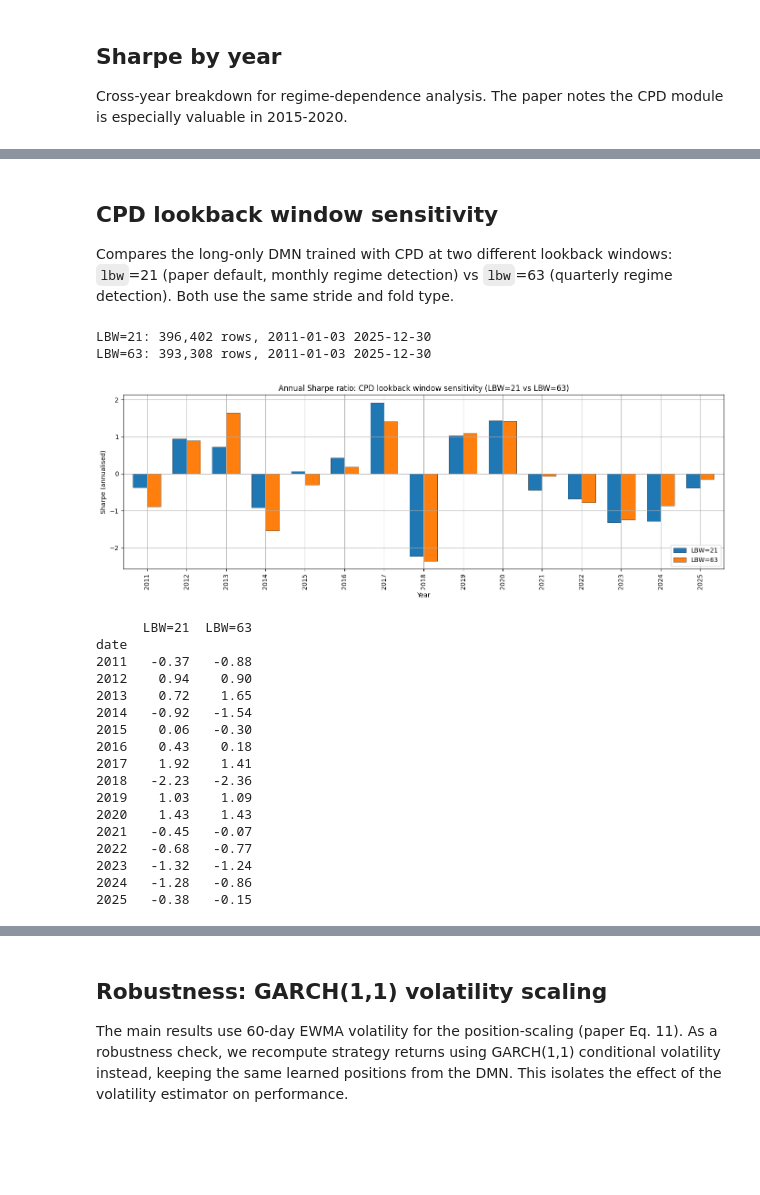
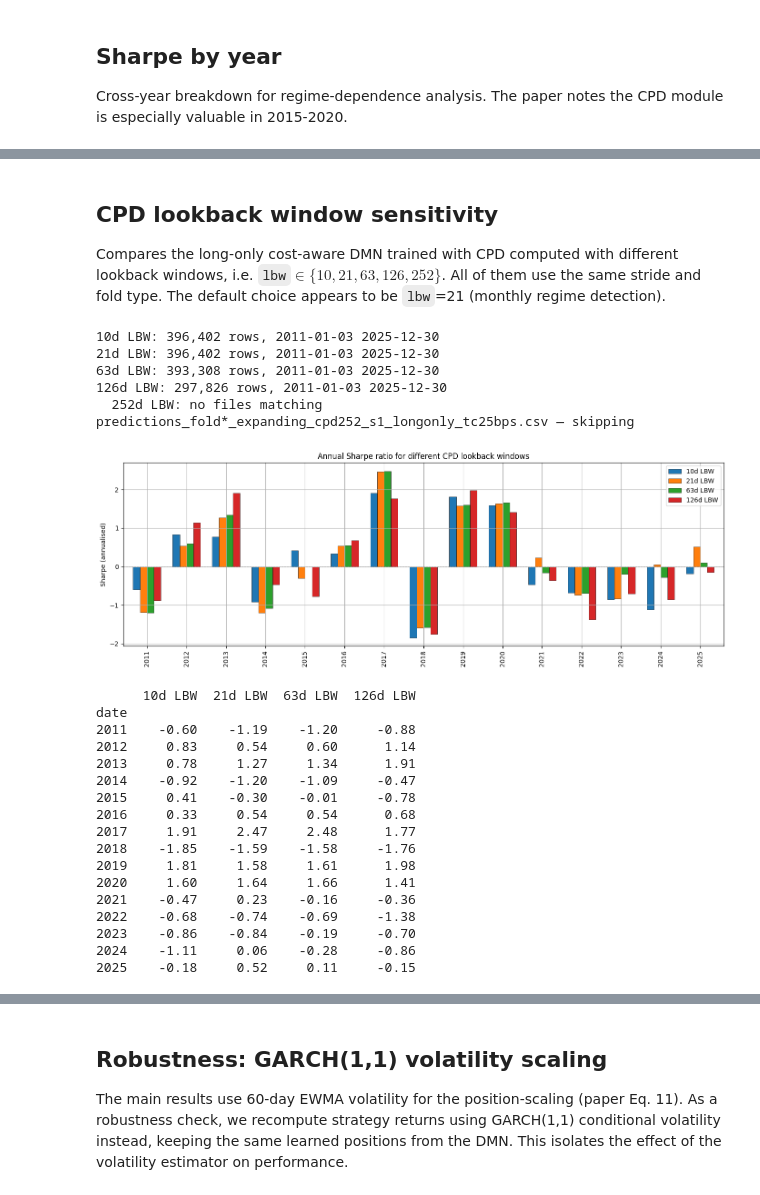
Before and after one commit to Edoardovona/STOXX600_DeepMomentumNetwork, a Jupyter notebook: notebooks/04_backtest.ipynb, the cells around one changed output, grey strips where cells are left out. Drawn from its saved outputs; the diff is of its cells as text; code cells hidden in the pictures; blank space fills up the shorter version.

Commit message:
Update Sharpe loss with quality of the trades, add lbw=10,126,252 and trade level metrics

```diff
--- a/notebooks/04_backtest.ipynb
+++ b/notebooks/04_backtest.ipynb
@@ -383,11 +525,12 @@ LABELS = {
     "dmn_baseline_net":           "DMN (LSTM only)",
     "dmn_cpd_net":                "DMN w/ CPD",
     "dmn_cpd_longonly_net":       "DMN w/ CPD long-only",
-    "dmn_cpd_longonly_tc_net":    "DMN w/ CPD long-only (cost-aware)",
-    "long_only_net":              "Long-only (EW)",
+    "dmn_cpd_longonly_tc_net":    "DMN w/ CPD long-only cost-aware",
+    "dmn_top50_weekly_net":       "DMN top-50 weekly",
+    "long_only_net":              "Long-only EW",
     "moskowitz_net":              "TSMOM (Moskowitz)",
     "macd_net":                   "MACD",
-    "sxxr":                       "SXXR (cap-weighted)",
+    "sxxr":                       "SXXR",
 }
 
 def set_xlim_to_plotted_data(ax):
@@ -421,6 +564,6 @@ def plot_equity_curves(portfolios_dict, title_suffix, labels, log=False):
     plt.tight_layout()
     plt.show()
 
-plot_equity_curves(portfolios, f"raw signal ({TRANSACTION_COST*1e4:.0f} bps cost)", LABELS, log=False)
+plot_equity_curves(portfolios, f"raw signal ({TRANSACTION_COST*1e4:.0f} bps cost)", LABELS, log=True)
 plot_equity_curves(rescaled, f"rescaled to {TARGET_VOL:.0%} vol", LABELS, log=False)
 # %% [output]
@@ -455,16 +598,16 @@ def rolling_sharpe(returns: pd.Series, window: int = 252) -> pd.Series:
     return (r.rolling(window).mean() / r.rolling(window).std()) * np.sqrt(252)
 
 fig, ax = plt.subplots(figsize=(14, 5))
-for label in ["dmn_baseline_net", "dmn_cpd_net",
-               "dmn_cpd_longonly_net", "dmn_cpd_longonly_tc_net"]:
+for label in ["dmn_baseline_net", "dmn_cpd_net", "dmn_cpd_longonly_net", "dmn_cpd_longonly_tc_net", "dmn_top50_weekly_net"]:
     if label not in portfolios:
         continue
     rs = rolling_sharpe(portfolios[label])
     ax.plot(rs.index, rs.values, lw=1.2, label=LABELS[label])
-ax.axhline(0, color="black", lw=1.5, linestyle="--")
+ax.axhline(0.5, color="black", lw=1.5, linestyle="--")
 ax.set_title("Trailing 252-day Sharpe ratio")
 ax.set_ylabel("Rolling Sharpe (1y)")
-ax.legend(loc="upper left", fontsize=9)
+ax.set_xlim(pd.to_datetime('2012-01-01'), pd.to_datetime('2025-12-31'))
+ax.legend(loc="lower left", fontsize=9)
 plt.tight_layout()
 plt.show()
 # %% [output]
@@ -604,12 +728,14 @@ Name: ticker, dtype: int64
 # %% [markdown]
 ## CPD lookback window sensitivity
 
-Compares the long-only DMN trained with CPD at two different lookback windows: `lbw`=21 (paper default, monthly regime detection) vs `lbw`=63 (quarterly regime detection). Both use the same stride and fold type.
+Compares the long-only cost-aware DMN trained with CPD computed with different lookback windows, i.e. `lbw`$\in \{10,21,63,126,252\}$. All of them use the same stride and fold type. The default choice appears to be `lbw`=21 (monthly regime detection).
 # %%
-# Load predictions for both LBW variants
 lbw_variants = {
-    "LBW=21": f"{FOLD_TYPE}_cpd21_s{CPD_STRIDE}_longonly",
-    "LBW=63": f"{FOLD_TYPE}_cpd63_s{CPD_STRIDE}_longonly",
+    "10d LBW": f"{FOLD_TYPE}_cpd10_s{CPD_STRIDE}_longonly_tc25bps",
+    "21d LBW": f"{FOLD_TYPE}_cpd21_s{CPD_STRIDE}_longonly_tc25bps",
+    "63d LBW": f"{FOLD_TYPE}_cpd63_s{CPD_STRIDE}_longonly_tc25bps",
+    "126d LBW": f"{FOLD_TYPE}_cpd126_s{CPD_STRIDE}_longonly_tc25bps",
+    "252d LBW": f"{FOLD_TYPE}_cpd252_s{CPD_STRIDE}_longonly_tc25bps",
 }
 
 lbw_predictions = {}
@@ -620,55 +746,57 @@ for label, suffix in lbw_variants.items():
         continue
     if "strat_ret_gross" not in df.columns:
         df["strat_ret_gross"] = df["strat_ret"].copy()
     lbw_predictions[label] = add_transaction_costs(
         df, position_col="position", vol_col="ex_ante_vol",
         gross_col="strat_ret_gross", net_col="strat_ret"
     )
     print(f"{label}: {len(df):,} rows, {df['date'].min().date()} {df['date'].max().date()}")
 
 if not lbw_predictions:
     raise FileNotFoundError("No LBW comparison predictions found.")
 
 # Build portfolio series (net of costs) for each LBW
 lbw_portfolios = {
     label: to_portfolio_series(df, "strat_ret")
     for label, df in lbw_predictions.items()
 }
 
 # Compute yearly Sharpe for each
 lbw_yearly_table = pd.DataFrame({
     label: yearly_sharpe(port)
     for label, port in lbw_portfolios.items()
 })
 
 fig, ax = plt.subplots(figsize=(14, 5))
 lbw_yearly_table.plot(kind="bar", ax=ax,width=0.7, edgecolor="black", linewidth=0.4,)
 ax.axhline(0, color="gray", lw=0.8, linestyle="--", alpha=0.7)
-ax.set_title("Annual Sharpe ratio: CPD lookback window sensitivity (LBW=21 vs LBW=63)")
-ax.set_ylabel("Sharpe (annualised)"); ax.set_xlabel("Year")
-ax.legend(loc="lower right")
-plt.tight_layout()
-plt.show()
+ax.set_title("Annual Sharpe ratio for different CPD lookback windows")
+ax.set_ylabel("Sharpe (annualised)"); ax.set_xlabel("")
+ax.legend(loc="upper right")
+plt.tight_layout(); plt.show()
 
 print(lbw_yearly_table.round(2).to_string())
 # %% [output]
-LBW=21: 396,402 rows, 2011-01-03 2025-12-30
-LBW=63: 393,308 rows, 2011-01-03 2025-12-30
+10d LBW: 396,402 rows, 2011-01-03 2025-12-30
+21d LBW: 396,402 rows, 2011-01-03 2025-12-30
+63d LBW: 393,308 rows, 2011-01-03 2025-12-30
+126d LBW: 297,826 rows, 2011-01-03 2025-12-30
+  252d LBW: no files matching predictions_fold*_expanding_cpd252_s1_longonly_tc25bps.csv — skipping
-[figure, old version]
+[figure, new version]
-      LBW=21  LBW=63
+      10d LBW  21d LBW  63d LBW  126d LBW
 date
-2011   -0.37   -0.88
-2012    0.94    0.90
-2013    0.72    1.65
-2014   -0.92   -1.54
-2015    0.06   -0.30
-2016    0.43    0.18
-2017    1.92    1.41
-2018   -2.23   -2.36
-2019    1.03    1.09
-2020    1.43    1.43
-2021   -0.45   -0.07
-2022   -0.68   -0.77
-2023   -1.32   -1.24
-2024   -1.28   -0.86
-2025   -0.38   -0.15
+2011    -0.60    -1.19    -1.20     -0.88
+2012     0.83     0.54     0.60      1.14
+2013     0.78     1.27     1.34      1.91
+2014    -0.92    -1.20    -1.09     -0.47
+2015     0.41    -0.30    -0.01     -0.78
+2016     0.33     0.54     0.54      0.68
+2017     1.91     2.47     2.48      1.77
+2018    -1.85    -1.59    -1.58     -1.76
+2019     1.81     1.58     1.61      1.98
+2020     1.60     1.64     1.66      1.41
+2021    -0.47     0.23    -0.16     -0.36
+2022    -0.68    -0.74    -0.69     -1.38
+2023    -0.86    -0.84    -0.19     -0.70
+2024    -1.11     0.06    -0.28     -0.86
+2025    -0.18     0.52     0.11     -0.15
```
Also changed, not shown: parts of 19 cells of this notebook, 5 other files.
